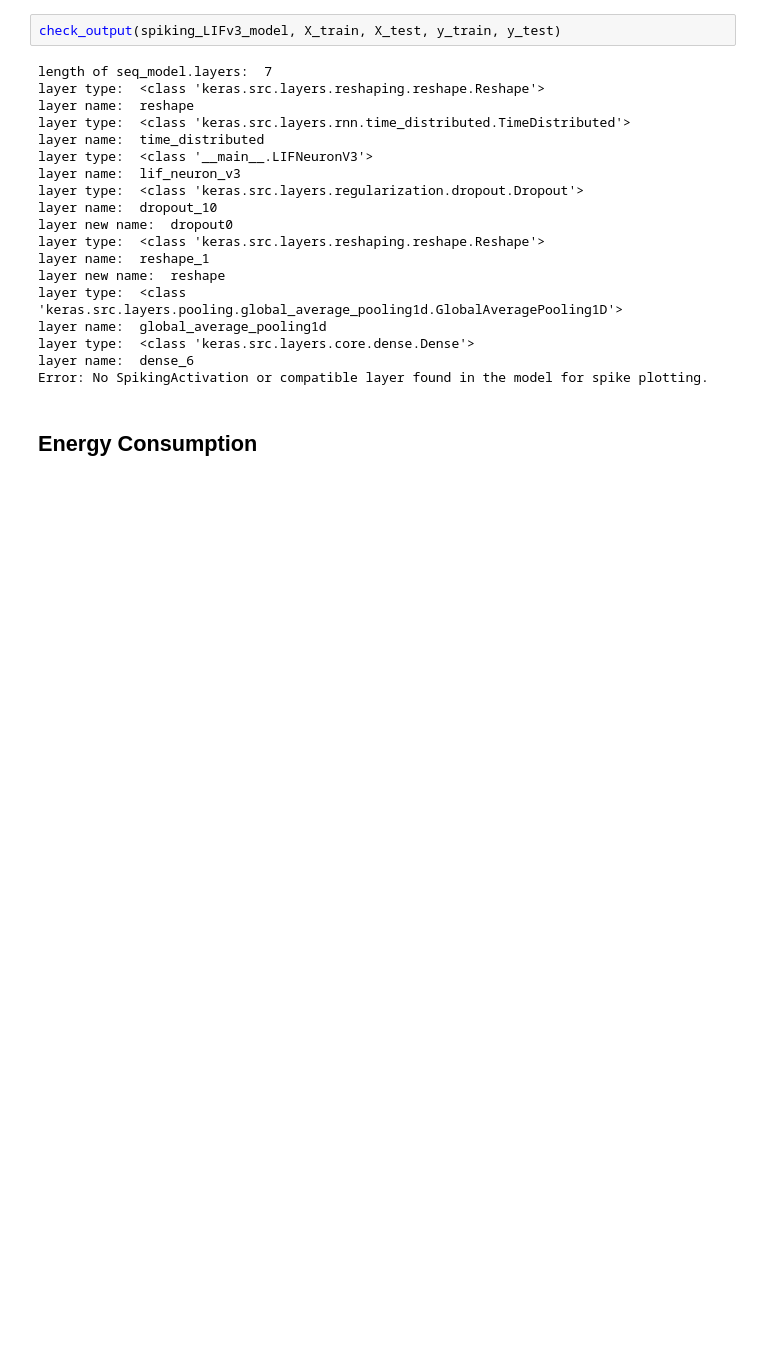
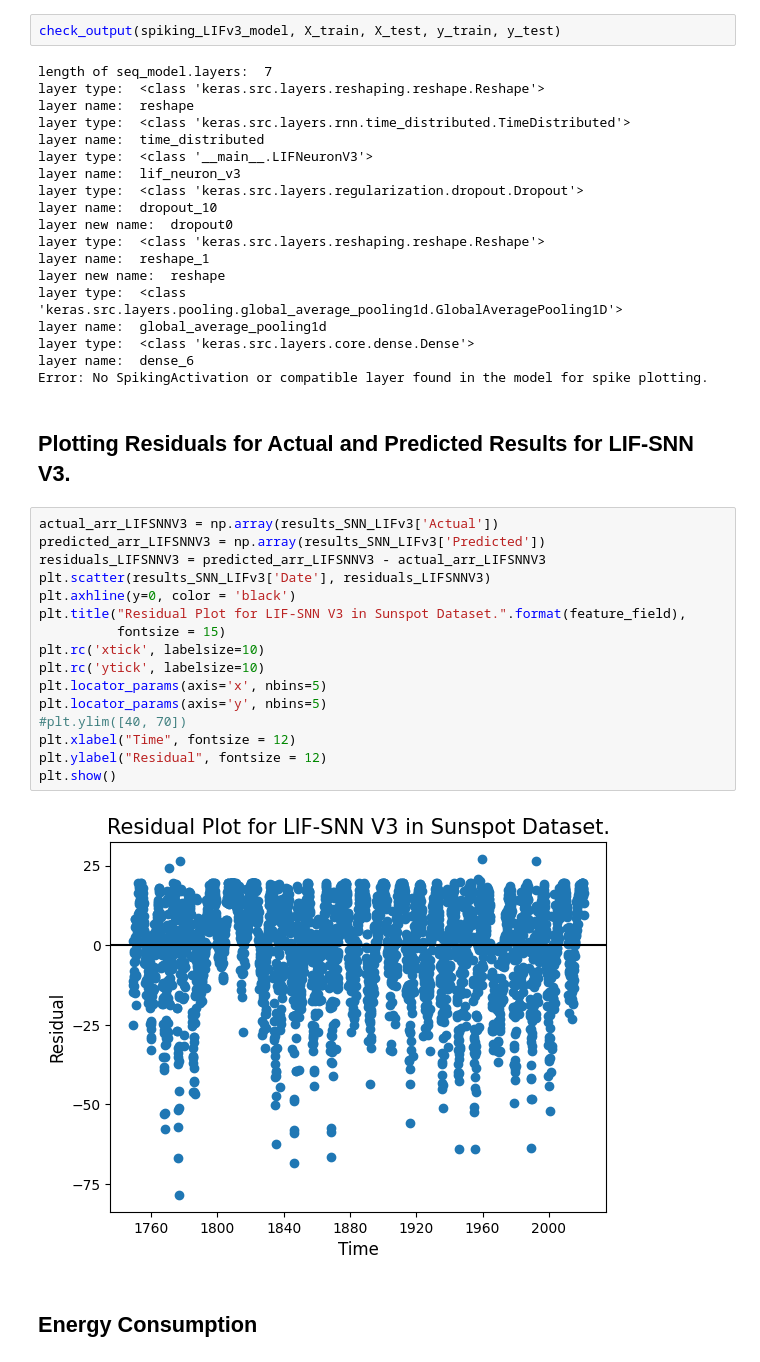
Before and after one commit to SouvikUMD/SNN-ANN-Temporal-Forecasting-across-Time-Series-Regimes, a Jupyter notebook: Sunspot Dataset Code/TSC_Sunset_Models_Ablation_ANN_SNN.ipynb, the cells around one changed output. Drawn from its saved outputs; the diff is of its cells as text; blank space fills up the shorter version.

```diff
--- a/Sunspot Dataset Code/TSC_Sunset_Models_Ablation_ANN_SNN.ipynb
+++ b/Sunspot Dataset Code/TSC_Sunset_Models_Ablation_ANN_SNN.ipynb
@@ -2036,6 +2052,26 @@ layer name:  global_average_pooling1d
 layer type:  <class 'keras.src.layers.core.dense.Dense'>
 layer name:  dense_6
 Error: No SpikingActivation or compatible layer found in the model for spike plotting.
+# %% [markdown]
+## Plotting Residuals for Actual and Predicted Results for LIF-SNN V3.
+# %%
+actual_arr_LIFSNNV3 = np.array(results_SNN_LIFv3['Actual'])
+predicted_arr_LIFSNNV3 = np.array(results_SNN_LIFv3['Predicted'])
+residuals_LIFSNNV3 = predicted_arr_LIFSNNV3 - actual_arr_LIFSNNV3
+plt.scatter(results_SNN_LIFv3['Date'], residuals_LIFSNNV3)
+plt.axhline(y=0, color = 'black')
+plt.title("Residual Plot for LIF-SNN V3 in Sunspot Dataset.".format(feature_field),
+          fontsize = 15)
+plt.rc('xtick', labelsize=10)
+plt.rc('ytick', labelsize=10)
+plt.locator_params(axis='x', nbins=5)
+plt.locator_params(axis='y', nbins=5)
+#plt.ylim([40, 70])
+plt.xlabel("Time", fontsize = 12)
+plt.ylabel("Residual", fontsize = 12)
+plt.show()
+# %% [output]
+[figure, added]
 # %% [markdown]
 ## Energy Consumption
 # %%
```
Also changed, not shown: parts of 42 cells of this notebook.
